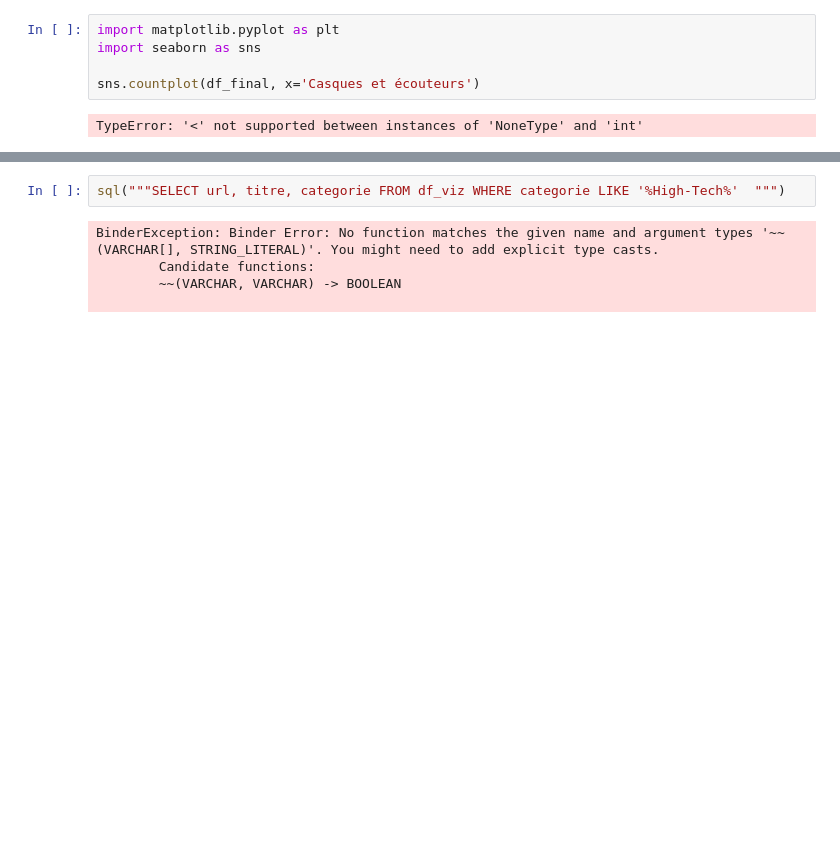
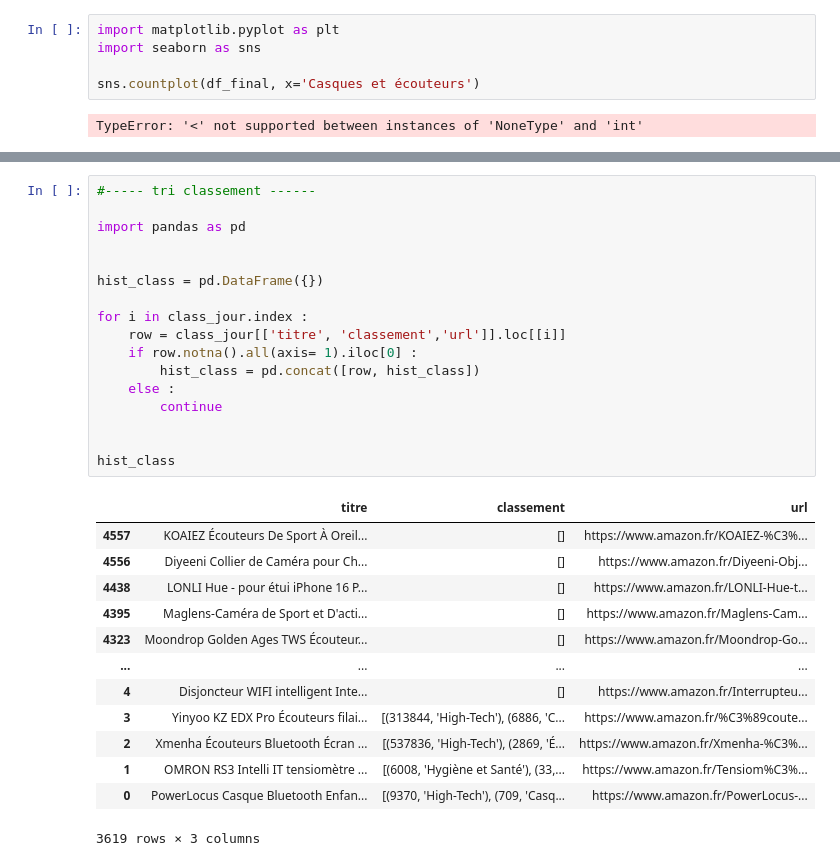
Before and after one commit to Lucas-Garriga/NicheFinder, a Jupyter notebook: notebooks/viz.ipynb, the cells around one changed output, grey strips where cells are left out. Saved outputs shown, nothing was run; the diff lists cells and outputs as text; blank space fills up the shorter version.

```diff
--- a/notebooks/viz.ipynb
+++ b/notebooks/viz.ipynb
@@ -274,8 +268,32 @@ sql("""SELECT * from df_viz""")
 4558 rows × 241 columns
 # %%
-sql("""SELECT url, titre, categorie FROM df_viz WHERE categorie LIKE '%High-Tech%'  """)
+#----- tri classement ------
+
+import pandas as pd
+
+
+hist_class = pd.DataFrame({})
+
+for i in class_jour.index :
+    row = class_jour[['titre', 'classement','url']].loc[[i]]
+    if row.notna().all(axis= 1).iloc[0] :
+        hist_class = pd.concat([row, hist_class])
+    else :
+        continue
+
+
+hist_class
 # %% [output]
+|  | titre | classement | url |
+| 4557 | KOAIEZ Écouteurs De Sport À Oreil... | [] | https://www.amazon.fr/KOAIEZ-%C3%... |
+| 4556 | Diyeeni Collier de Caméra pour Ch... | [] | https://www.amazon.fr/Diyeeni-Obj... |
+| 4438 | LONLI Hue - pour étui iPhone 16 P... | [] | https://www.amazon.fr/LONLI-Hue-t... |
+| 4395 | Maglens-Caméra de Sport et D'acti... | [] | https://www.amazon.fr/Maglens-Cam... |
+| 4323 | Moondrop Golden Ages TWS Écouteur... | [] | https://www.amazon.fr/Moondrop-Go... |
+| ... | ... | ... | ... |
+| 4 | Disjoncteur WIFI intelligent Inte... | [] | https://www.amazon.fr/Interrupteu... |
+| 3 | Yinyoo KZ EDX Pro Écouteurs filai... | [(313844, 'High-Tech'), (6886, 'C... | https://www.amazon.fr/%C3%89coute... |
+| 2 | Xmenha Écouteurs Bluetooth Écran ... | [(537836, 'High-Tech'), (2869, 'É... | https://www.amazon.fr/Xmenha-%C3%... |
+| 1 | OMRON RS3 Intelli IT tensiomètre ... | [(6008, 'Hygiène et Santé'), (33,... | https://www.amazon.fr/Tensiom%C3%... |
+| 0 | PowerLocus Casque Bluetooth Enfan... | [(9370, 'High-Tech'), (709, 'Casq... | https://www.amazon.fr/PowerLocus-... |
-BinderException: Binder Error: No function matches the given name and argument types '~~(VARCHAR[], STRING_LITERAL)'. You might need to add explicit type casts.
-        Candidate functions:
-        ~~(VARCHAR, VARCHAR) -> BOOLEAN
-
+3619 rows × 3 columns
```
Also changed, not shown: parts of 6 cells of this notebook.
